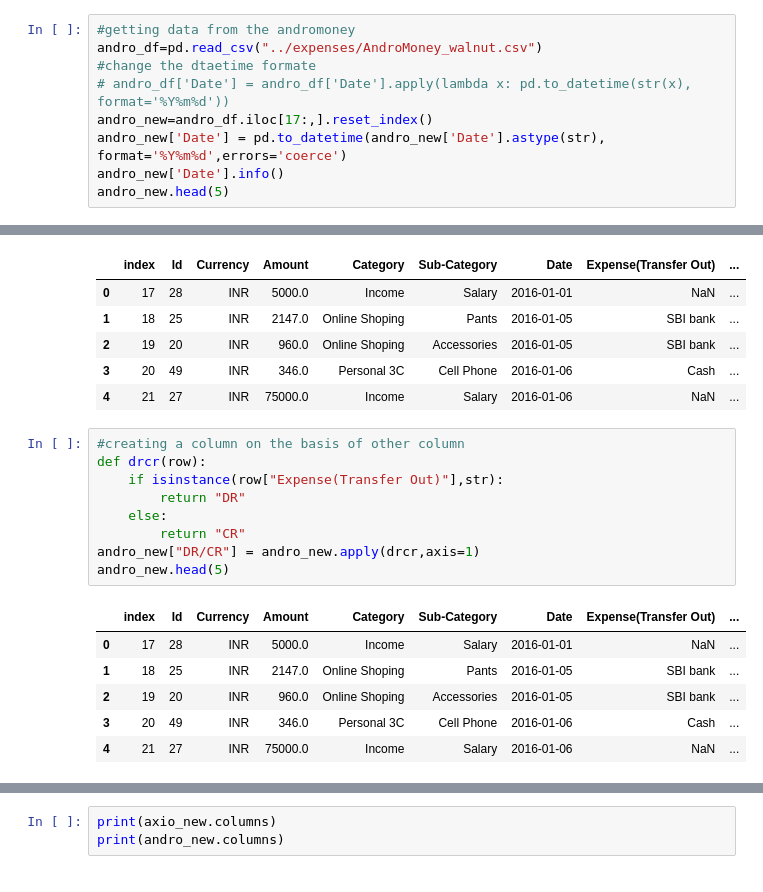
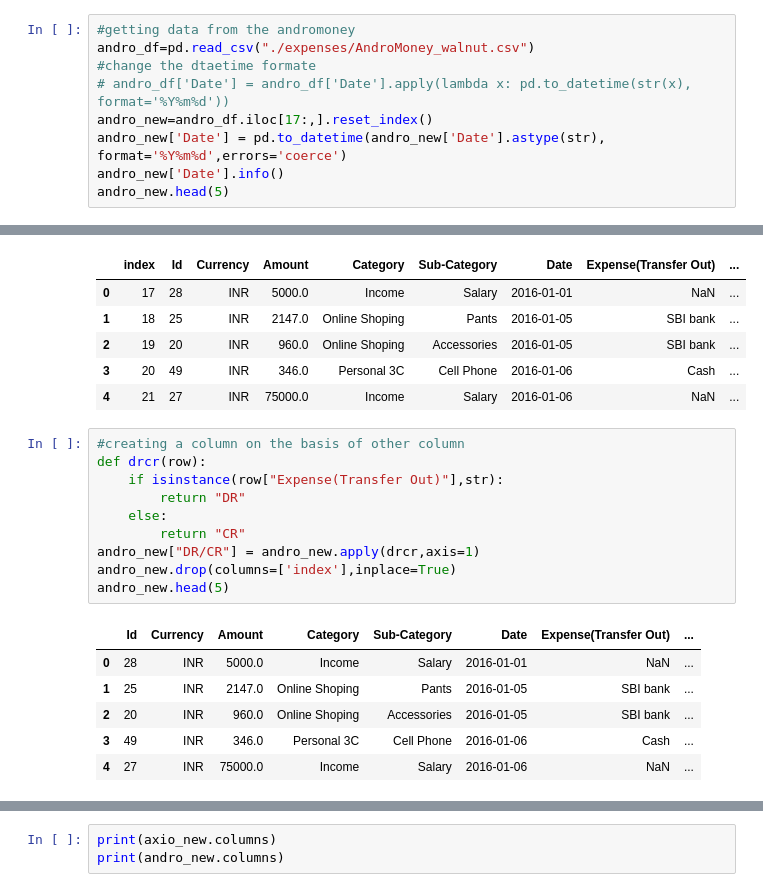
Before and after one commit to vivekltp120/CompetitiveCoding, a Jupyter notebook: sql_dabases/axio_to_andro.ipynb, the cells around one changed output, grey strips where cells are left out. Drawn from its saved outputs; the diff is of its cells as text.

```diff
--- a/sql_dabases/axio_to_andro.ipynb
+++ b/sql_dabases/axio_to_andro.ipynb
@@ -15,7 +15,7 @@ axio_new.head(5)
 | 5 | 2020-03-21 | 09:17 AM | ATM | 10,000 | DR | SBI debit 7281 | Yes | '- | NaN | NaN | NaN |
 # %%
 #getting data from the andromoney
-andro_df=pd.read_csv("../expenses/AndroMoney_walnut.csv")
+andro_df=pd.read_csv("./expenses/AndroMoney_walnut.csv")
 #change the dtaetime formate
 # andro_df['Date'] = andro_df['Date'].apply(lambda x: pd.to_datetime(str(x), format='%Y%m%d'))
 andro_new=andro_df.iloc[17:,].reset_index()
@@ -40,18 +40,19 @@ memory usage: 40.7 KB
 # %%
 #creating a column on the basis of other column
 def drcr(row):
     if isinstance(row["Expense(Transfer Out)"],str):
         return "DR"
     else:
         return "CR"
 andro_new["DR/CR"] = andro_new.apply(drcr,axis=1)
+andro_new.drop(columns=['index'],inplace=True)
 andro_new.head(5)
 # %% [output]
-|  | index | Id | Currency | Amount | Category | Sub-Category | Date | Expense(Transfer Out) | ... |
-| 0 | 17 | 28 | INR | 5000.0 | Income | Salary | 2016-01-01 | NaN | ... |
-| 1 | 18 | 25 | INR | 2147.0 | Online Shoping | Pants | 2016-01-05 | SBI bank | ... |
-| 2 | 19 | 20 | INR | 960.0 | Online Shoping | Accessories | 2016-01-05 | SBI bank | ... |
-| 3 | 20 | 49 | INR | 346.0 | Personal 3C | Cell Phone | 2016-01-06 | Cash | ... |
-| 4 | 21 | 27 | INR | 75000.0 | Income | Salary | 2016-01-06 | NaN | ... |
+|  | Id | Currency | Amount | Category | Sub-Category | Date | Expense(Transfer Out) | ... |
+| 0 | 28 | INR | 5000.0 | Income | Salary | 2016-01-01 | NaN | ... |
+| 1 | 25 | INR | 2147.0 | Online Shoping | Pants | 2016-01-05 | SBI bank | ... |
+| 2 | 20 | INR | 960.0 | Online Shoping | Accessories | 2016-01-05 | SBI bank | ... |
+| 3 | 49 | INR | 346.0 | Personal 3C | Cell Phone | 2016-01-06 | Cash | ... |
+| 4 | 27 | INR | 75000.0 | Income | Salary | 2016-01-06 | NaN | ... |
 # %%
 def add_hash(row):
```
Also changed, not shown: parts of 3 cells of this notebook, 24 other files.
